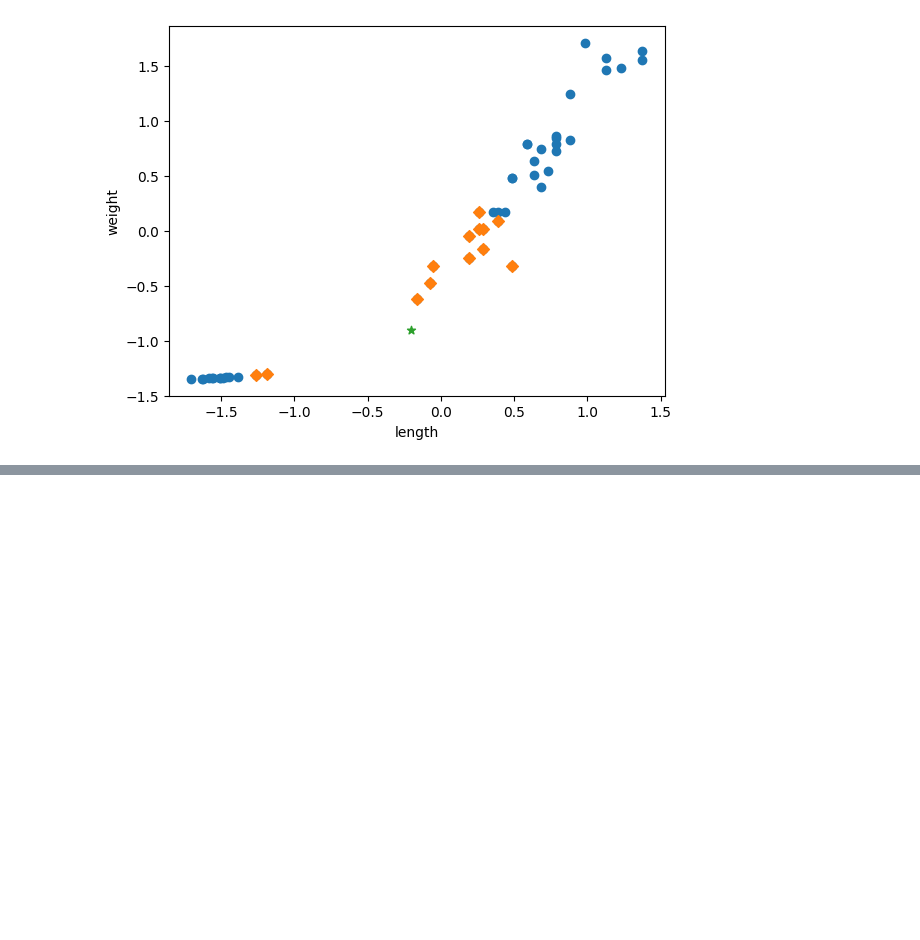
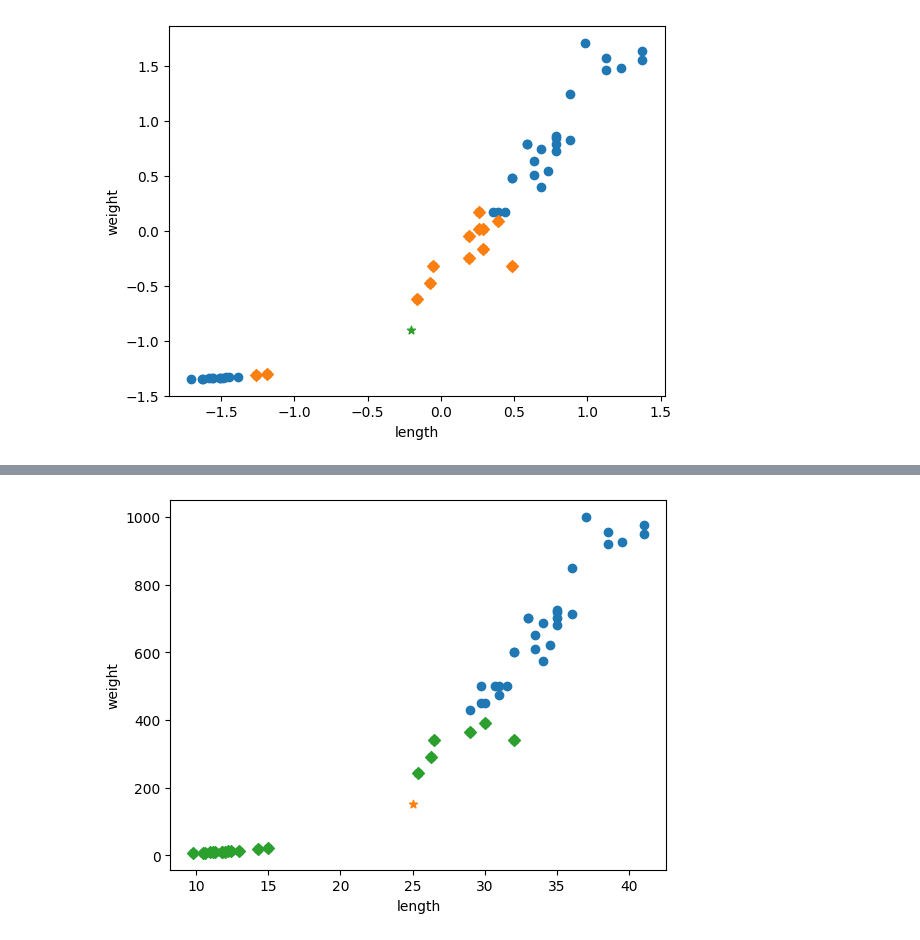
Before and after one commit to oddsummer56/fishmlserv, a Jupyter notebook: note/standard score.ipynb, the cells around one changed output, grey strips where cells are left out. Drawn from its saved outputs; the diff is of its cells as text; code cells hidden in the pictures; blank space fills up the shorter version.

```diff
--- a/note/standard score.ipynb
+++ b/note/standard score.ipynb
@@ -73,0 +116,21 @@ plt.show()
+# %%
+from sklearn.neighbors import KNeighborsClassifier
+kn = KNeighborsClassifier(n_neighbors=20)
+kn.fit(fish_data, fish_target)
+
+kn.predict([[25, 150]])
+distances, indexes = kn.kneighbors([[25, 150]])
+
+import matplotlib.pyplot as plt
+plt.scatter(fish_data[:,0], fish_data[:,1])
+plt.xlabel('length')
+plt.ylabel('weight')
+
+plt.scatter(25, 150, marker="*")
+#plt.scatter(30, 176, marker="^")
+plt.scatter(fish_data[indexes,0], fish_data[indexes,1], marker='D')
+
+#plt.xlim((0, 1000))
+plt.show()
+# %% [output]
+[figure, added]
```
Also changed, not shown: parts of 3 cells of this notebook, 1 other file.
